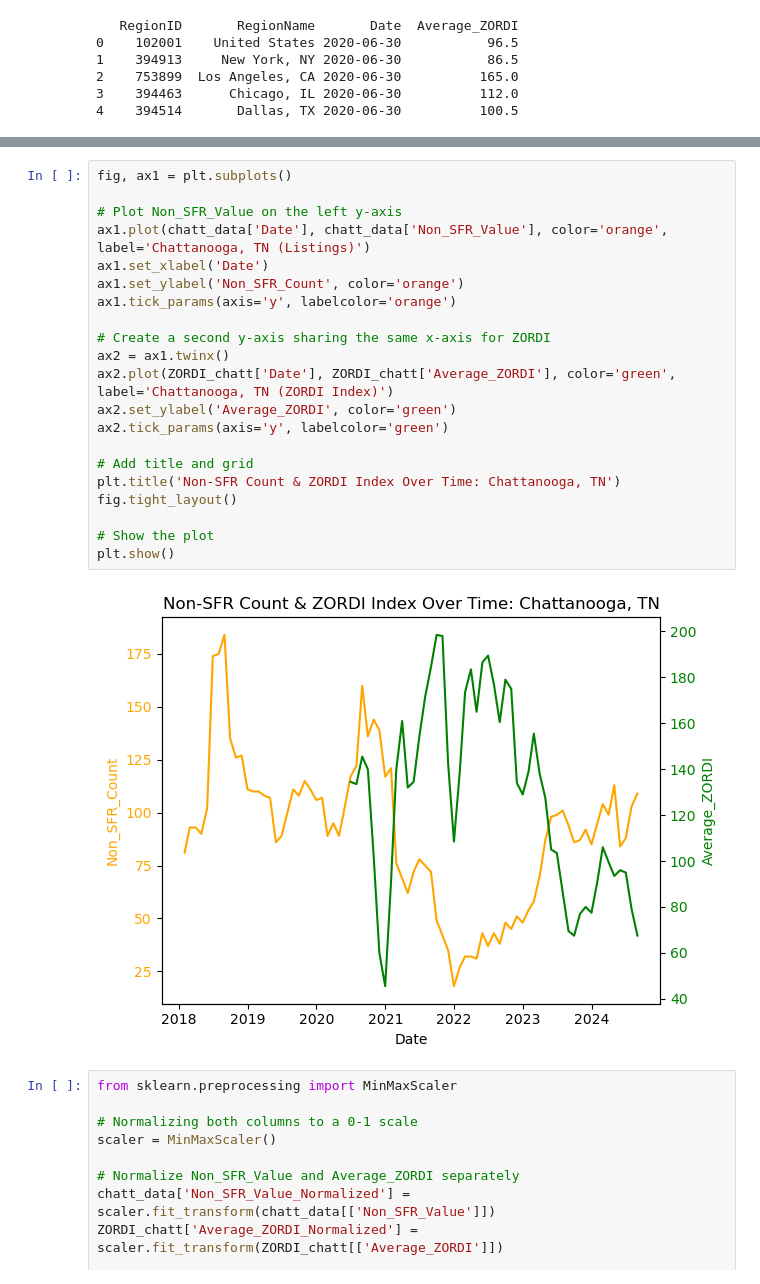
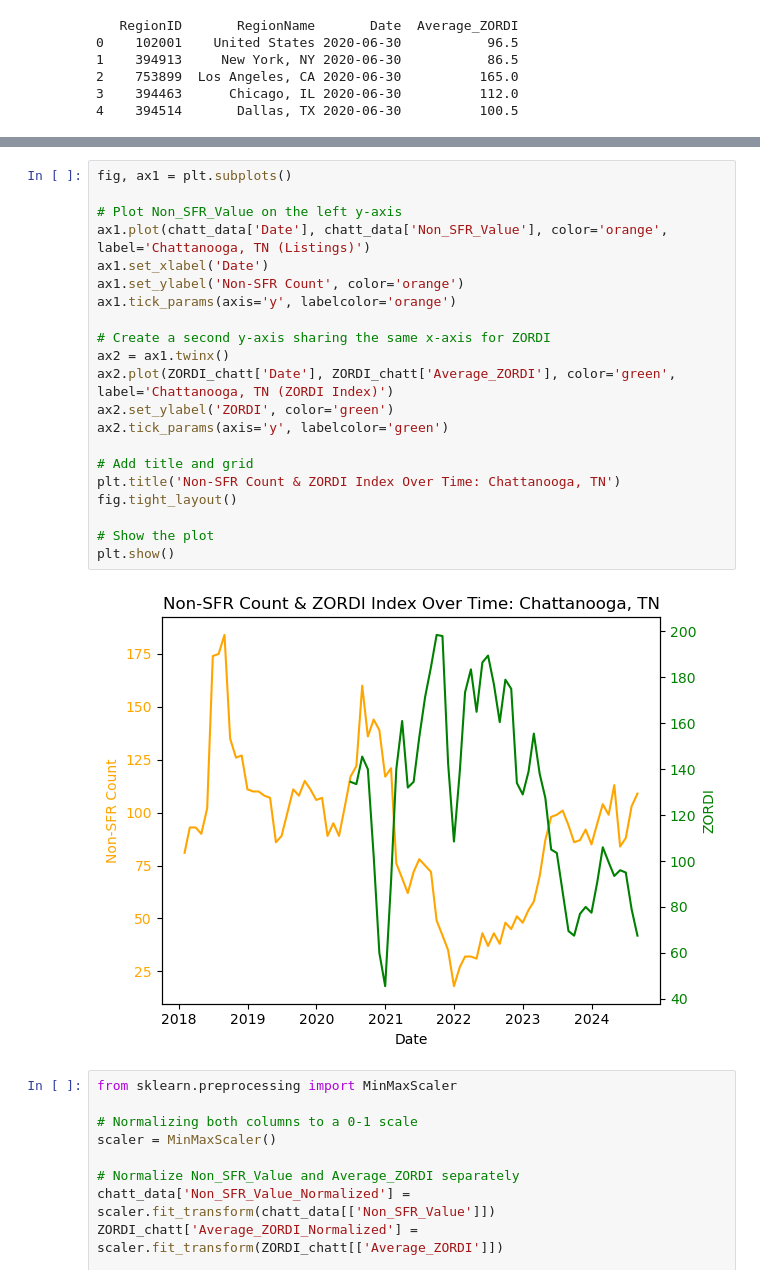
Before and after one commit to GriffinZiegler/rental-capstone, a Jupyter notebook: rental_capstone.ipynb, the cells around one changed output, grey strips where cells are left out. Drawn from its saved outputs; the diff is of its cells as text.

```diff
--- a/rental_capstone.ipynb
+++ b/rental_capstone.ipynb
@@ -166,26 +236,26 @@ plt.show()
 # %%
 fig, ax1 = plt.subplots()
 
 # Plot Non_SFR_Value on the left y-axis
 ax1.plot(chatt_data['Date'], chatt_data['Non_SFR_Value'], color='orange', label='Chattanooga, TN (Listings)')
 ax1.set_xlabel('Date')
-ax1.set_ylabel('Non_SFR_Count', color='orange')
+ax1.set_ylabel('Non-SFR Count', color='orange')
 ax1.tick_params(axis='y', labelcolor='orange')
 
 # Create a second y-axis sharing the same x-axis for ZORDI
 ax2 = ax1.twinx()
 ax2.plot(ZORDI_chatt['Date'], ZORDI_chatt['Average_ZORDI'], color='green', label='Chattanooga, TN (ZORDI Index)')
-ax2.set_ylabel('Average_ZORDI', color='green')
+ax2.set_ylabel('ZORDI', color='green')
 ax2.tick_params(axis='y', labelcolor='green')
 
 # Add title and grid
 plt.title('Non-SFR Count & ZORDI Index Over Time: Chattanooga, TN')
 fig.tight_layout()
 
 # Show the plot
 plt.show()
 # %% [output]
-[figure, old version]
+[figure, new version]
 # %%
 from sklearn.preprocessing import MinMaxScaler
 
```
Also changed, not shown: parts of 4 cells of this notebook.
